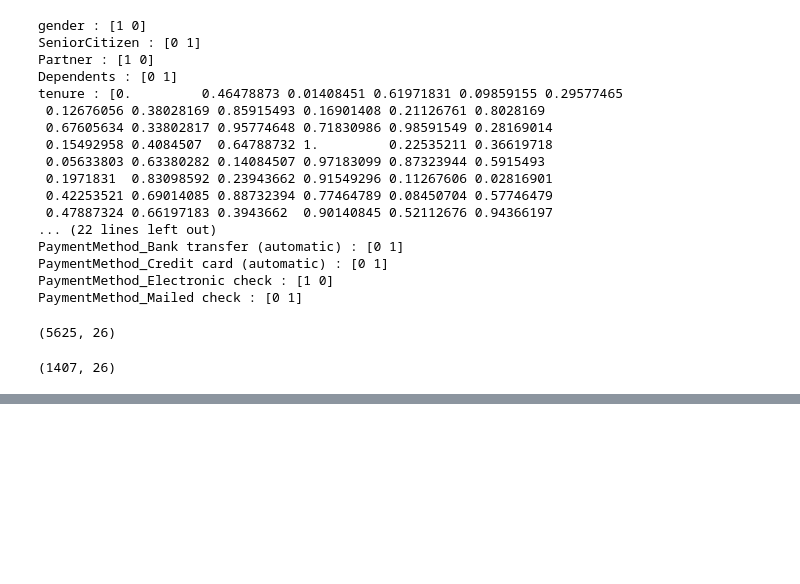
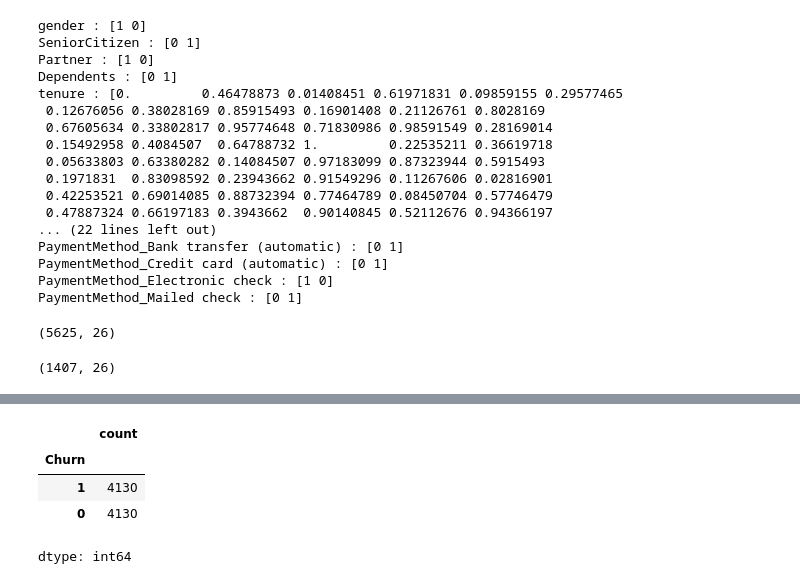
Before and after one commit to ac-26/Telecom-Customer-Churn-Prediction-using-Deep-Learning, a Jupyter notebook: telecom_customer_churn_prediction.ipynb, the cells around one changed output, grey strips where cells are left out. Saved outputs shown, nothing was run; the diff lists cells and outputs as text; code cells hidden in the pictures; blank space fills up the shorter version.

```diff
--- a/telecom_customer_churn_prediction.ipynb
+++ b/telecom_customer_churn_prediction.ipynb
@@ -520,0 +495,12 @@ Text(33.22222222222222, 0.5, 'Truth')
+# %%
+from sklearn.model_selection import train_test_split
+X_train, X_test, y_train, y_test = train_test_split(X_sm, y_sm, test_size=0.2, random_state=15, stratify=y_sm)
+# %%
+# Number of classes in training Data
+y_train.value_counts()
+# %% [output]
+|  | count |
+| Churn |  |
+| 1 | 4130 |
+| 0 | 4130 |
+dtype: int64
```
Also changed, not shown: parts of 24 cells of this notebook.
